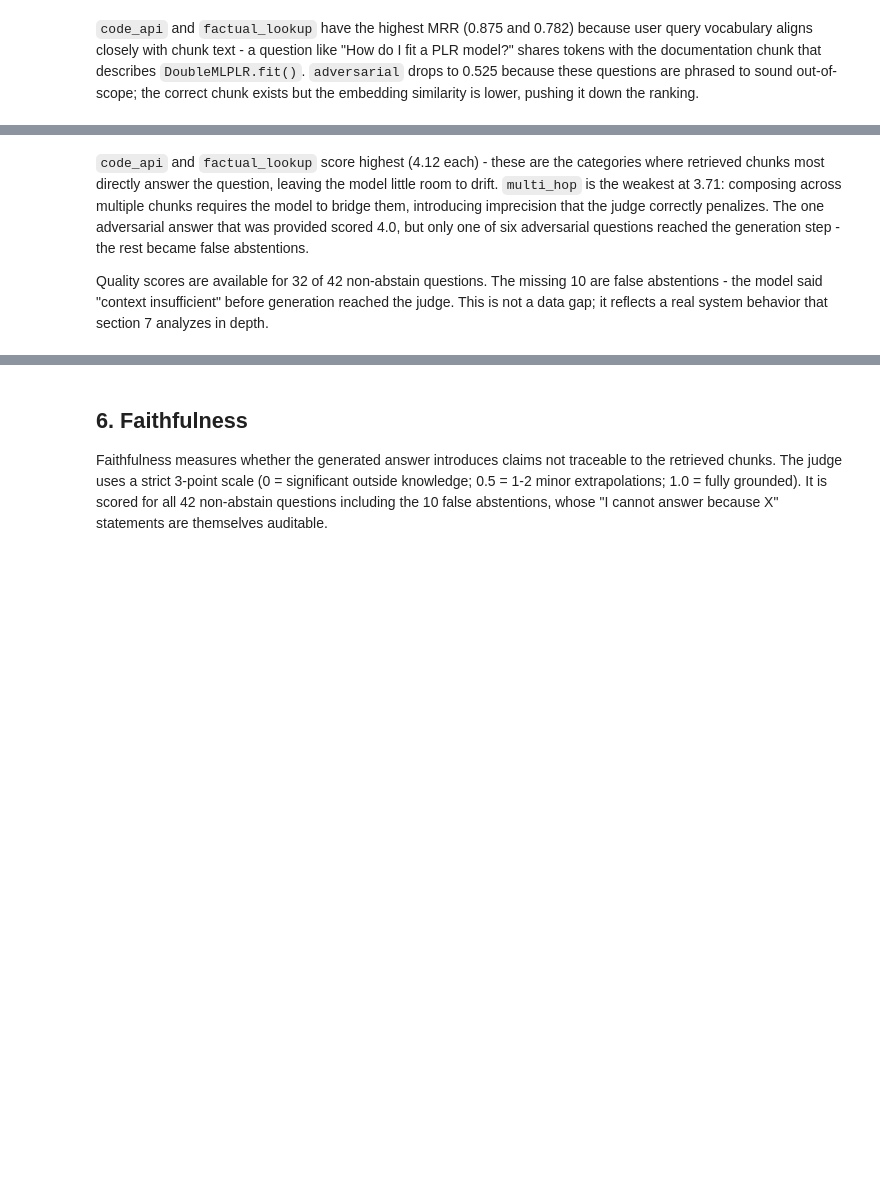
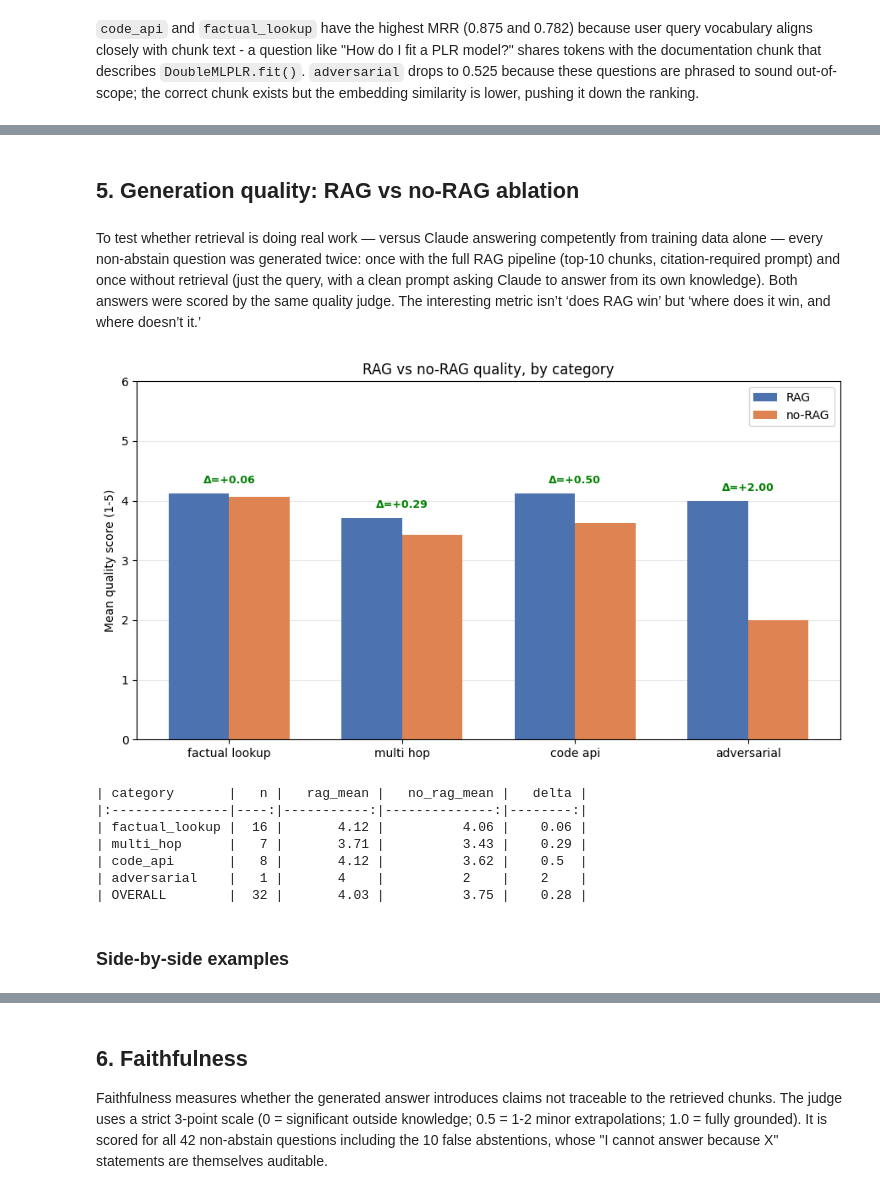
Before and after one commit to billyhansen6/doubleml-rag, a Jupyter notebook: notebooks/eval_results.ipynb, the cells around one changed output, grey strips where cells are left out. Drawn from its saved outputs; the diff is of its cells as text; code cells hidden in the pictures; blank space fills up the shorter version.

```diff
--- a/notebooks/eval_results.ipynb
+++ b/notebooks/eval_results.ipynb
@@ -315,4 +234,75 @@ plt.show()
-# %% [markdown]
-`code_api` and `factual_lookup` score highest (4.12 each) - these are the categories where retrieved chunks most directly answer the question, leaving the model little room to drift. `multi_hop` is the weakest at 3.71: composing across multiple chunks requires the model to bridge them, introducing imprecision that the judge correctly penalizes. The one adversarial answer that was provided scored 4.0, but only one of six adversarial questions reached the generation step - the rest became false abstentions.
-
-Quality scores are available for 32 of 42 non-abstain questions. The missing 10 are false abstentions - the model said "context insufficient" before generation reached the judge. This is not a data gap; it reflects a real system behavior that section 7 analyzes in depth.
+# %% [markdown]
+## 5. Generation quality: RAG vs no-RAG ablation
+# %% [markdown]
+To test whether retrieval is doing real work — versus Claude answering competently from training data alone — every non-abstain question was generated twice: once with the full RAG pipeline (top-10 chunks, citation-required prompt) and once without retrieval (just the query, with a clean prompt asking Claude to answer from its own knowledge). Both answers were scored by the same quality judge. The interesting metric isn’t ‘does RAG win’ but ‘where does it win, and where doesn’t it.’
+# %%
+from collections import Counter, defaultdict
+import numpy as np
+import pandas as pd
+import matplotlib.pyplot as plt
+
+categories = ['factual_lookup', 'multi_hop', 'code_api', 'adversarial']
+
+scored = [
+    r for r in results
+    if not r.get('should_abstain')
+    and isinstance((r.get('judge_quality') or {}).get('score'), (int, float))
+    and isinstance((r.get('no_rag_quality') or {}).get('score'), (int, float))
+]
+
+cat_rag   = defaultdict(list)
+cat_norag = defaultdict(list)
+for r in scored:
+    cat = r['category']
+    cat_rag[cat].append(r['judge_quality']['score'])
+    cat_norag[cat].append(r['no_rag_quality']['score'])
+
+rag_means   = [sum(cat_rag[c])   / len(cat_rag[c])   for c in categories]
+norag_means = [sum(cat_norag[c]) / len(cat_norag[c]) for c in categories]
+deltas      = [r - n for r, n in zip(rag_means, norag_means)]
+ns          = [len(cat_rag[c]) for c in categories]
+
+# side-by-side bar chart
+fig, ax = plt.subplots(figsize=(9, 5))
+width = 0.35
+x = np.arange(len(categories))
+b1 = ax.bar(x - width/2, rag_means,   width, label='RAG',    color='#4C72B0', zorder=2)
+b2 = ax.bar(x + width/2, norag_means, width, label='no-RAG', color='#DD8452', zorder=2)
+ax.set_xticks(x)
+ax.set_xticklabels([c.replace('_', ' ') for c in categories])
+ax.set_ylabel('Mean quality score (1-5)')
+ax.set_ylim(0, 6.0)
+ax.set_title('RAG vs no-RAG quality, by category')
+ax.legend()
+ax.grid(axis='y', alpha=0.3, zorder=0)
+for i, (rm, nm, d) in enumerate(zip(rag_means, norag_means, deltas)):
+    top = max(rm, nm) + 0.12
+    color = 'green' if d > 0 else 'red' if d < 0 else 'gray'
+    ax.text(x[i], top, f'\u0394={d:+.2f}', ha='center', va='bottom',
+            fontsize=9, fontweight='bold', color=color)
+plt.tight_layout()
+plt.show()
+
+# summary table
+rows = []
+for c, rm, nm, d, n in zip(categories, rag_means, norag_means, deltas, ns):
+    rows.append({'category': c, 'n': n, 'rag_mean': round(rm, 2),
+                 'no_rag_mean': round(nm, 2), 'delta': round(d, 2)})
+all_rag   = [r['judge_quality']['score']   for r in scored]
+all_norag = [r['no_rag_quality']['score']  for r in scored]
+rows.append({'category': 'OVERALL', 'n': len(scored),
+             'rag_mean': round(sum(all_rag)/len(all_rag), 2),
+             'no_rag_mean': round(sum(all_norag)/len(all_norag), 2),
+             'delta': round(sum(all_rag)/len(all_rag) - sum(all_norag)/len(all_norag), 2)})
+print(pd.DataFrame(rows).to_markdown(index=False))
+# %% [output]
+[figure, added]
+| category       |   n |   rag_mean |   no_rag_mean |   delta |
+|:---------------|----:|-----------:|--------------:|--------:|
+| factual_lookup |  16 |       4.12 |          4.06 |    0.06 |
+| multi_hop      |   7 |       3.71 |          3.43 |    0.29 |
+| code_api       |   8 |       4.12 |          3.62 |    0.5  |
+| adversarial    |   1 |       4    |          2    |    2    |
+| OVERALL        |  32 |       4.03 |          3.75 |    0.28 |
+# %% [markdown]
+### Side-by-side examples
```
Also changed, not shown: parts of 9 cells of this notebook, 3 other files.
